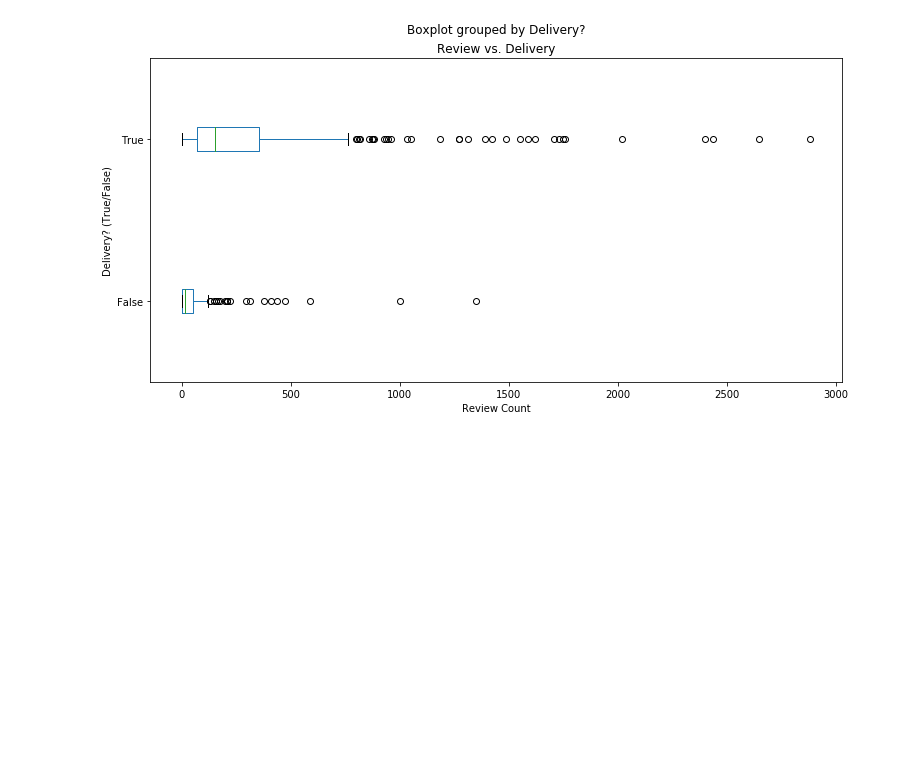
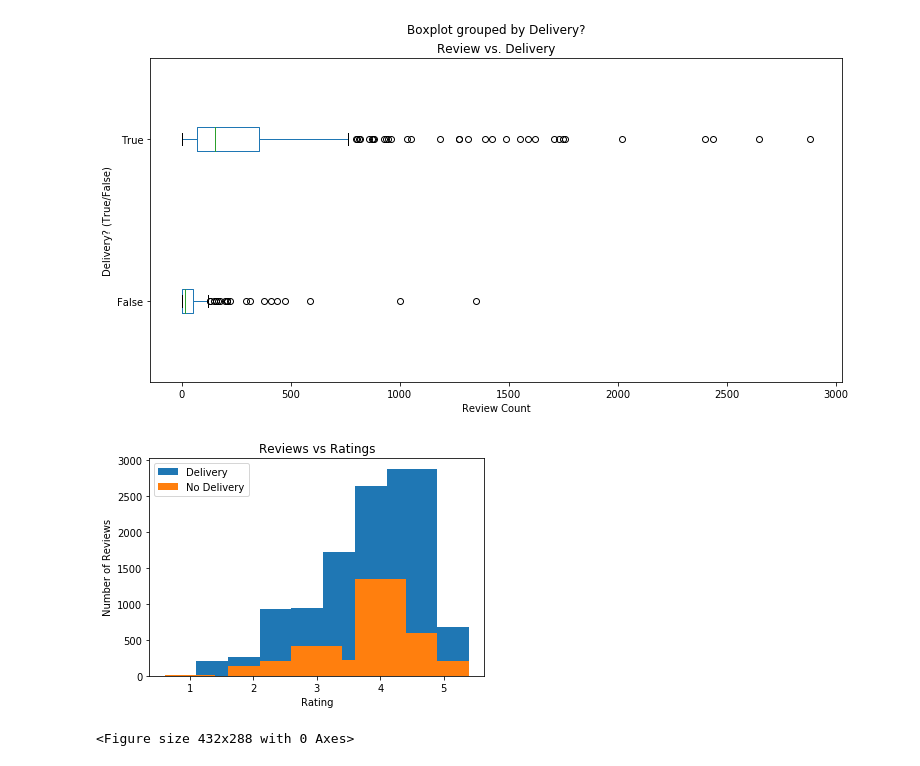
Before and after one commit to ashamabee/Project1, a Jupyter notebook: DeliveryAnalysis.ipynb, the cells around one changed output. Cells and saved outputs as stored; diff of their text form; code cells hidden in the pictures; blank space fills up the shorter version.

Commit message:
Merged Delivery Analysis

```diff
--- a/DeliveryAnalysis.ipynb
+++ b/DeliveryAnalysis.ipynb
@@ -209,3 +175,20 @@ Reviewsboxplot.set_title('Review vs. Delivery')
 plt.savefig('BoxPlots/ReviewsBox.png')
 # %% [output]
 [figure]
+# %%
+delivery_no = RatingsAndReviews[RatingsAndReviews["Delivery?"]==False]
+delivery_yes = RatingsAndReviews[RatingsAndReviews["Delivery?"]==True]
+# %%
+Labels=["Delivery", "No Delivery"]
+plt.title("Reviews vs Ratings")
+plt.xlabel("Rating")
+plt.ylabel("Number of Reviews")
+
+plt.bar((delivery_yes["Rating_mean"]), delivery_yes["Review Count Mean"], label="Delivery")
+plt.bar((delivery_no["Rating_mean"]), delivery_no["Review Count Mean"], label="No Delivery")
+plt.legend(Labels,loc=0)
+plt.show()
+plt.savefig('PNG/BarChart-RatevsReview.png')
+# %% [output]
+[figure, added]
+<Figure size 432x288 with 0 Axes>
```
Also changed, not shown: parts of 4 cells of this notebook, 2 other files.
